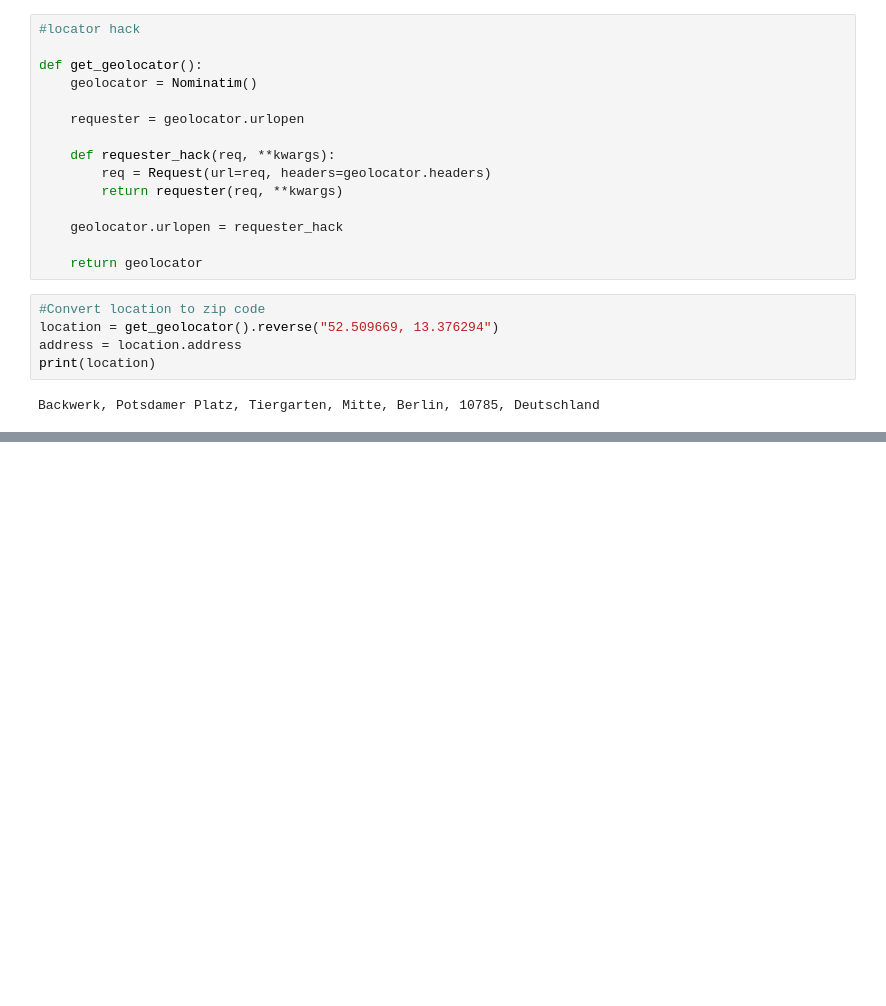
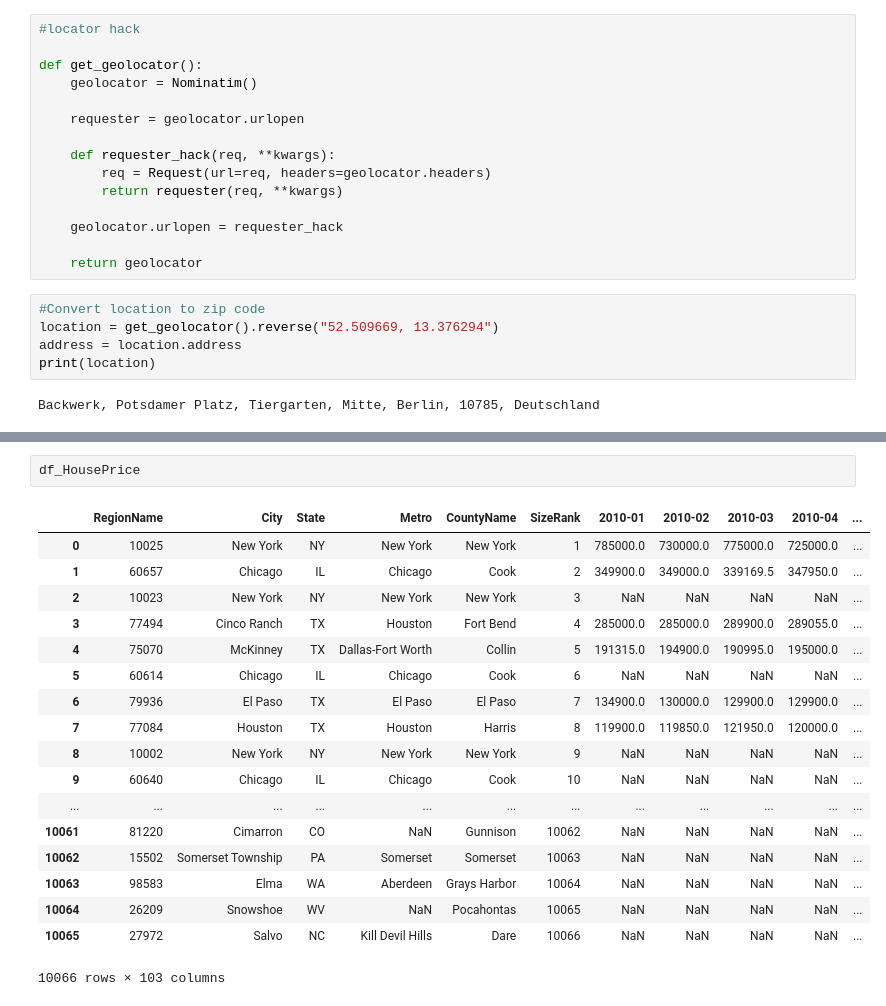
Before and after one commit to nhhuang/COGS108_Project, a Jupyter notebook: ProjectAnalysis.ipynb, the cells around one changed output, grey strips where cells are left out. Drawn from its saved outputs; the diff is of its cells as text; blank space fills up the shorter version.

```diff
--- a/ProjectAnalysis.ipynb
+++ b/ProjectAnalysis.ipynb
@@ -50,0 +70,21 @@ df_LosAngeles
+# %%
+df_HousePrice
+# %% [output]
+|  | RegionName | City | State | Metro | CountyName | SizeRank | 2010-01 | 2010-02 | 2010-03 | 2010-04 | ... |
+| 0 | 10025 | New York | NY | New York | New York | 1 | 785000.0 | 730000.0 | 775000.0 | 725000.0 | ... |
+| 1 | 60657 | Chicago | IL | Chicago | Cook | 2 | 349900.0 | 349000.0 | 339169.5 | 347950.0 | ... |
+| 2 | 10023 | New York | NY | New York | New York | 3 | NaN | NaN | NaN | NaN | ... |
+| 3 | 77494 | Cinco Ranch | TX | Houston | Fort Bend | 4 | 285000.0 | 285000.0 | 289900.0 | 289055.0 | ... |
+| 4 | 75070 | McKinney | TX | Dallas-Fort Worth | Collin | 5 | 191315.0 | 194900.0 | 190995.0 | 195000.0 | ... |
+| 5 | 60614 | Chicago | IL | Chicago | Cook | 6 | NaN | NaN | NaN | NaN | ... |
+| 6 | 79936 | El Paso | TX | El Paso | El Paso | 7 | 134900.0 | 130000.0 | 129900.0 | 129900.0 | ... |
+| 7 | 77084 | Houston | TX | Houston | Harris | 8 | 119900.0 | 119850.0 | 121950.0 | 120000.0 | ... |
+| 8 | 10002 | New York | NY | New York | New York | 9 | NaN | NaN | NaN | NaN | ... |
+| 9 | 60640 | Chicago | IL | Chicago | Cook | 10 | NaN | NaN | NaN | NaN | ... |
+| ... | ... | ... | ... | ... | ... | ... | ... | ... | ... | ... | ... |
+| 10061 | 81220 | Cimarron | CO | NaN | Gunnison | 10062 | NaN | NaN | NaN | NaN | ... |
+| 10062 | 15502 | Somerset Township | PA | Somerset | Somerset | 10063 | NaN | NaN | NaN | NaN | ... |
+| 10063 | 98583 | Elma | WA | Aberdeen | Grays Harbor | 10064 | NaN | NaN | NaN | NaN | ... |
+| 10064 | 26209 | Snowshoe | WV | NaN | Pocahontas | 10065 | NaN | NaN | NaN | NaN | ... |
+| 10065 | 27972 | Salvo | NC | Kill Devil Hills | Dare | 10066 | NaN | NaN | NaN | NaN | ... |
+10066 rows × 103 columns
```
Also changed, not shown: parts of 2 cells of this notebook.
